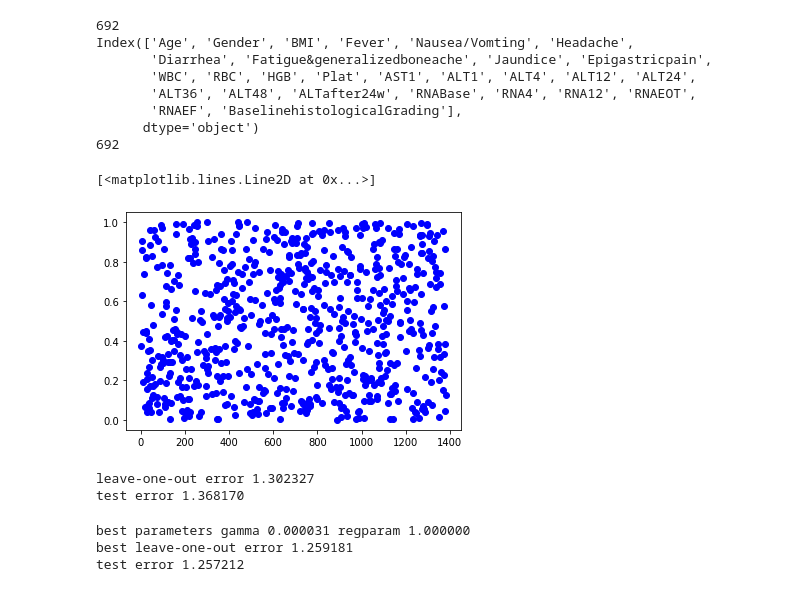
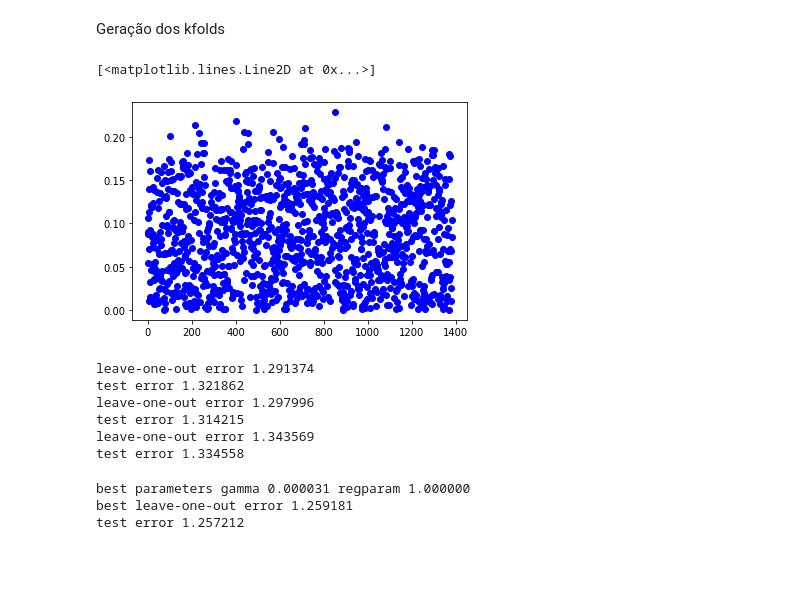
Before and after one commit to rtsouza26/Projeto_IA, a Jupyter notebook: Projeto_IA .ipynb, the cells around one changed output. Saved outputs shown, nothing was run; the diff lists cells and outputs as text; code cells hidden in the pictures; blank space fills up the shorter version.

```diff
--- a/Projeto_IA .ipynb
+++ b/Projeto_IA .ipynb
@@ -50,10 +50,6 @@ from sklearn import preprocessing
 dfclass = pd.Series(df['Baselinehistological staging'])
 dfsclass = pd.DataFrame(df.iloc[:,0:28])
 columns = dfsclass.columns
-
-print(columns)
-
-
 
 repcolumns = list()
 for index, column in enumerate(columns):
@@ -67,6 +63,12 @@ max_abs_scaler = preprocessing.MaxAbsScaler()
 x_scaled = min_max_scaler.fit_transform(dfsclass)
 x_abs = max_abs_scaler.fit_transform(dfsclass)
 
-print(x_abs)
-dfnorm = pd.DataFrame(x_abs, columns = repcolumns)
-print(dfnorm)
+
+dfnorm = pd.DataFrame(x_normal, columns = repcolumns)
+df_abs = pd.DataFrame(x_abs, columns = repcolumns)
+df_scale = pd.DataFrame(x_scaled, columns = repcolumns)
+
+dfL = []
+dfL.append(dfnorm)
+dfL.append(df_abs)
+dfL.append(df_scale)
@@ -91,53 +75,55 @@ Index(['Age ', 'Gender', 'BMI', 'Fever', 'Nausea/Vomting', 'Headache ',
+# %% [markdown]
+Geração dos kfolds
 # %%
 
-kf = KFold(n_splits = 2, shuffle = True, random_state = 2)
+kf = KFold(n_splits = 10, shuffle = True, random_state = 2)
 X_index = dfnorm.index
 Y_index = dfclass.index
 
 Features = next(kf.split(X_index))
 Labels = next(kf.split(Y_index))
 
-X_train = dfnorm.iloc[Features[0]]
-X_test = dfnorm.iloc[Features[1]]
+X_train_N = dfnorm.iloc[Features[0]]
+X_test_N = dfnorm.iloc[Features[1]]
+
+X_train_Abs = df_abs.iloc[Features[0]]
+X_test_Abs = df_abs.iloc[Features[1]]
+
+X_train_S = df_scale.iloc[Features[0]]
+X_test_S = df_scale.iloc[Features[1]]
+
 Y_train = dfclass.iloc[Labels[0]]
 Y_test = dfclass.iloc[Labels[1]]
 
-print(len(X_train))
-print(X_train.columns)
-print(len(Y_train))
+X_trainL = []
+X_trainL.append([X_train_N,X_test_N])
+X_trainL.append([X_train_Abs,X_test_Abs])
+X_trainL.append([X_train_S,X_test_S])
 
 
-
-pl.plot(X_train['RNA4'],'bo')
+pl.plot(X_train_N['RNA4'],'bo')
 # %% [output]
-692
-Index(['Age', 'Gender', 'BMI', 'Fever', 'Nausea/Vomting', 'Headache',
-       'Diarrhea', 'Fatigue&generalizedboneache', 'Jaundice', 'Epigastricpain',
-       'WBC', 'RBC', 'HGB', 'Plat', 'AST1', 'ALT1', 'ALT4', 'ALT12', 'ALT24',
-       'ALT36', 'ALT48', 'ALTafter24w', 'RNABase', 'RNA4', 'RNA12', 'RNAEOT',
-       'RNAEF', 'BaselinehistologicalGrading'],
-      dtype='object')
-692
+[<matplotlib.lines.Line2D at 0x...>]
-[<matplotlib.lines.Line2D at 0x...>]
-[figure, old version]
+[figure, new version]
 # %%
 from rlscore.learner import RLS
 from rlscore.measure import sqerror
 from rlscore.learner import LeaveOneOutRLS
 
 regparams = [2.**i for i in range(-15, 16)]
-learner = RLS(X_train, Y_train, kernel="PolynomialKernel", regparam = 100, gamma=1.0, coef0=1.0, degree=2)
-#Leave-one-out cross-validation predictions, this is fast due to
-#computational short-cut
-P_loo = learner.leave_one_out()
-#Test set predictions
-P_test = learner.predict(X_test)
-print("leave-one-out error %f" %sqerror(Y_train, P_loo))
-print("test error %f" %sqerror(Y_test, P_test))
-#Sanity check, can we do better than predicting mean of training labels?
+for X_train in X_trainL:
+  learner = RLS(X_train[0], Y_train, kernel="PolynomialKernel", regparam = 100, gamma=1.0, coef0=1.0, degree=2)
+  P_loo = learner.leave_one_out()
+  P_test = learner.predict(X_train[1])
+  print("leave-one-out error %f" %sqerror(Y_train, P_loo))
+  print("test error %f" %sqerror(Y_test, P_test))
 # %% [output]
-leave-one-out error 1.302327
-test error 1.368170
+leave-one-out error 1.291374
+test error 1.321862
+leave-one-out error 1.297996
+test error 1.314215
+leave-one-out error 1.343569
+test error 1.334558
 # %%
   regparams = [2.**i for i in range(-15, 16)]
   gammas = regparams
```
Also changed, not shown: parts of 11 cells of this notebook.
